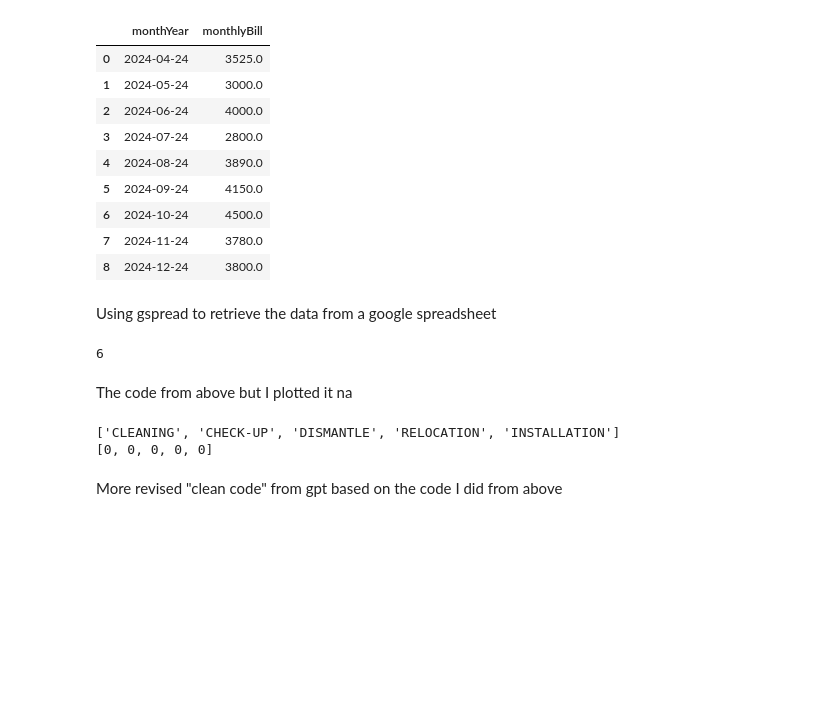
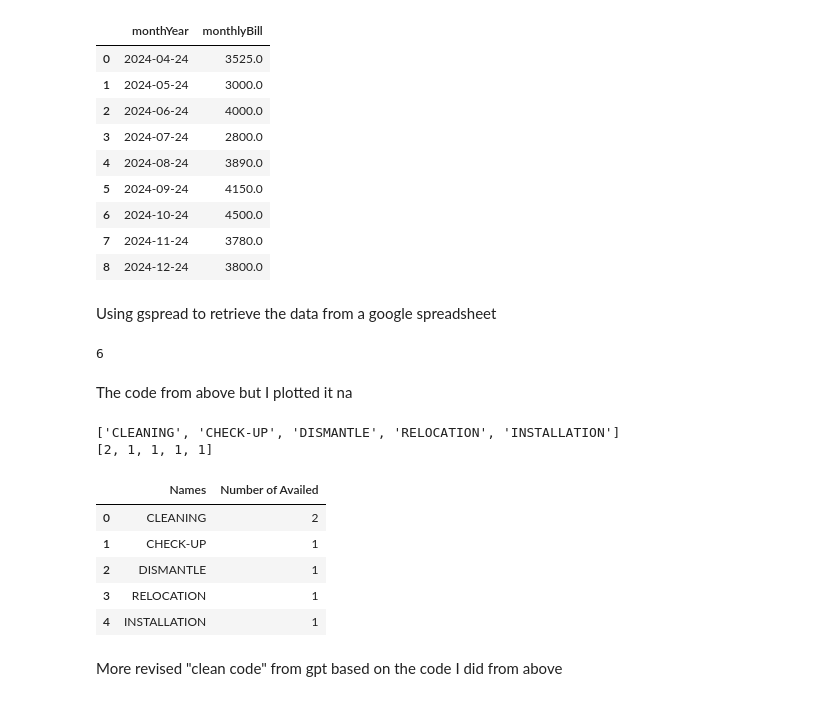
Before and after one commit to Alexander040105/self-learning-projects, a Jupyter notebook: csv_project/aral_pandas/self_activity.ipynb, the cells around one changed output. Drawn from its saved outputs; the diff is of its cells as text; code cells hidden in the pictures; blank space fills up the shorter version.

```diff
--- a/csv_project/aral_pandas/self_activity.ipynb
+++ b/csv_project/aral_pandas/self_activity.ipynb
@@ -929,37 +929,42 @@ for customers in services_from_spreadsheet['relocation']:
     if 'Availed' in customers:
         services_availed['relocation'] += 1
 
 for customers in services_from_spreadsheet['installation']:
     if 'Availed' in customers:
         services_availed['installation'] += 1
 
 for keys in services_availed:
     servicesNames.append(keys.upper())
     numberAvailed.append(services_availed[keys])
 
 print(servicesNames)
 print(numberAvailed)
 servicesDataFrame = {'Names': servicesNames, 'Number of Availed': numberAvailed}
 finalDataFrame = pd.DataFrame(servicesDataFrame)
 
-# plt.bar(finalDataFrame['Names'], finalDataFrame['Number of Availed'])
-# plt.figure(figsize=(20, 5))
-# plt.show()
+
 
 fig = px.bar(
     finalDataFrame,
     x='Names',
     y='Number of Availed',
     title=f'Number of Availed Services for the Month of {current_month_fullname}',
     labels={'Names': 'Service Type', 'Number of Availed': 'Number of Times Availed'},
     color='Names'
 )
 
 # Show the plot
 fig.show()
+finalDataFrame
 # %% [output]
 ['CLEANING', 'CHECK-UP', 'DISMANTLE', 'RELOCATION', 'INSTALLATION']
-[0, 0, 0, 0, 0]
+[2, 1, 1, 1, 1]
+|  | Names | Number of Availed |
+| 0 | CLEANING | 2 |
+| 1 | CHECK-UP | 1 |
+| 2 | DISMANTLE | 1 |
+| 3 | RELOCATION | 1 |
+| 4 | INSTALLATION | 1 |
 # %% [markdown]
 More revised "clean code" from gpt based on the code I did from above
 # %%
```
Also changed, not shown: 10 other files.
